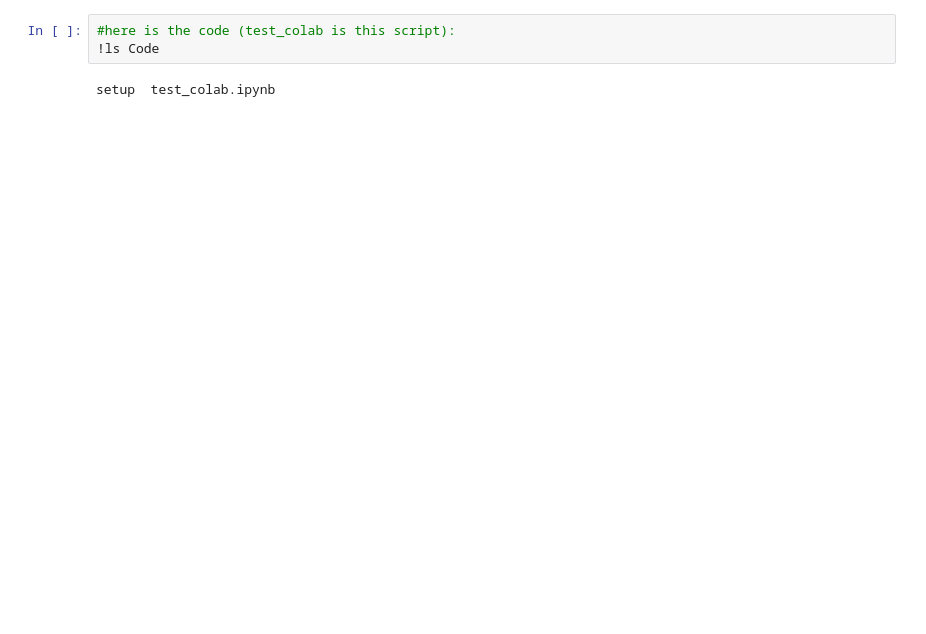
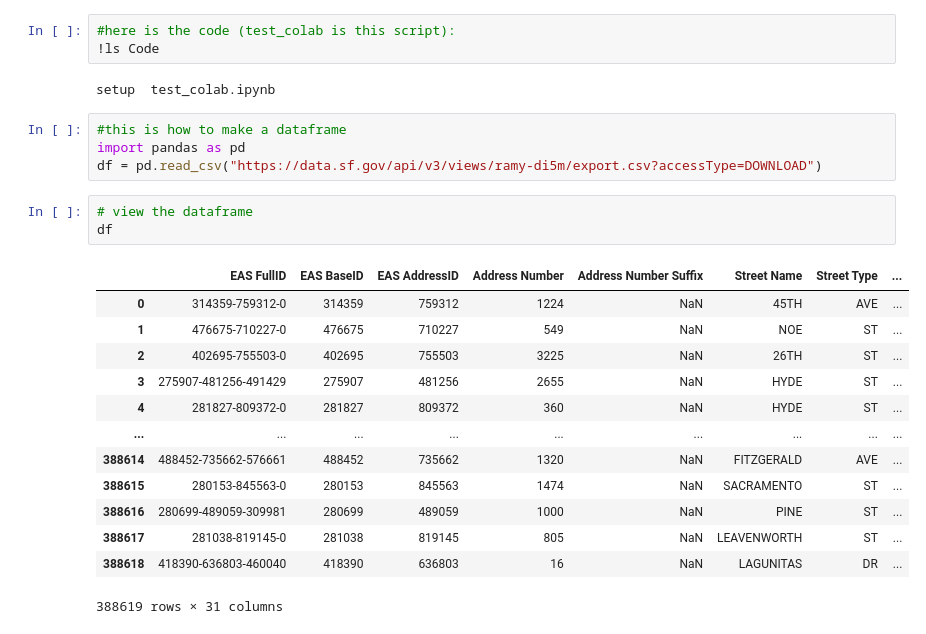
Before and after one commit to aldenbarnes/structure_properties_fall_2026, a Jupyter notebook: Code/test_colab.ipynb, the cells around one changed output. Cells and saved outputs as stored; diff of their text form; blank space fills up the shorter version.

```diff
--- a/Code/test_colab.ipynb
+++ b/Code/test_colab.ipynb
@@ -22,3 +23,24 @@ Code  Data  README.md  rent_estimator.ipynb  Untitled1.ipynb
 !ls Code
 # %% [output]
 setup  test_colab.ipynb
+# %%
+#this is how to make a dataframe
+import pandas as pd
+df = pd.read_csv("https://data.sf.gov/api/v3/views/ramy-di5m/export.csv?accessType=DOWNLOAD")
+# %%
+# view the dataframe
+df
+# %% [output]
+|  | EAS FullID | EAS BaseID | EAS AddressID | Address Number | Address Number Suffix | Street Name | Street Type | ... |
+| 0 | 314359-759312-0 | 314359 | 759312 | 1224 | NaN | 45TH | AVE | ... |
+| 1 | 476675-710227-0 | 476675 | 710227 | 549 | NaN | NOE | ST | ... |
+| 2 | 402695-755503-0 | 402695 | 755503 | 3225 | NaN | 26TH | ST | ... |
+| 3 | 275907-481256-491429 | 275907 | 481256 | 2655 | NaN | HYDE | ST | ... |
+| 4 | 281827-809372-0 | 281827 | 809372 | 360 | NaN | HYDE | ST | ... |
+| ... | ... | ... | ... | ... | ... | ... | ... | ... |
+| 388614 | 488452-735662-576661 | 488452 | 735662 | 1320 | NaN | FITZGERALD | AVE | ... |
+| 388615 | 280153-845563-0 | 280153 | 845563 | 1474 | NaN | SACRAMENTO | ST | ... |
+| 388616 | 280699-489059-309981 | 280699 | 489059 | 1000 | NaN | PINE | ST | ... |
+| 388617 | 281038-819145-0 | 281038 | 819145 | 805 | NaN | LEAVENWORTH | ST | ... |
+| 388618 | 418390-636803-460040 | 418390 | 636803 | 16 | NaN | LAGUNITAS | DR | ... |
+388619 rows × 31 columns
```
Also changed, not shown: parts of 8 cells of this notebook.
